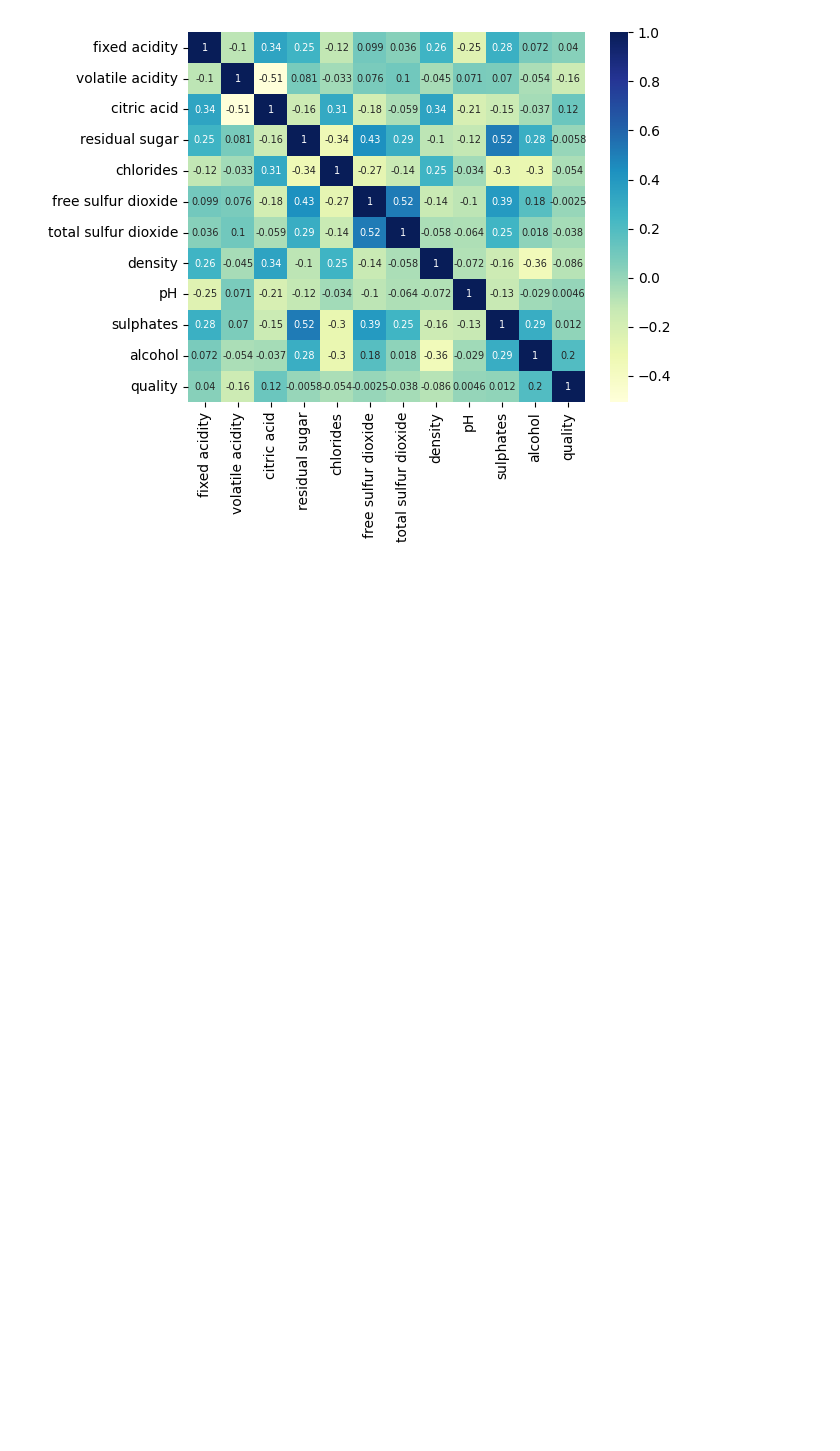
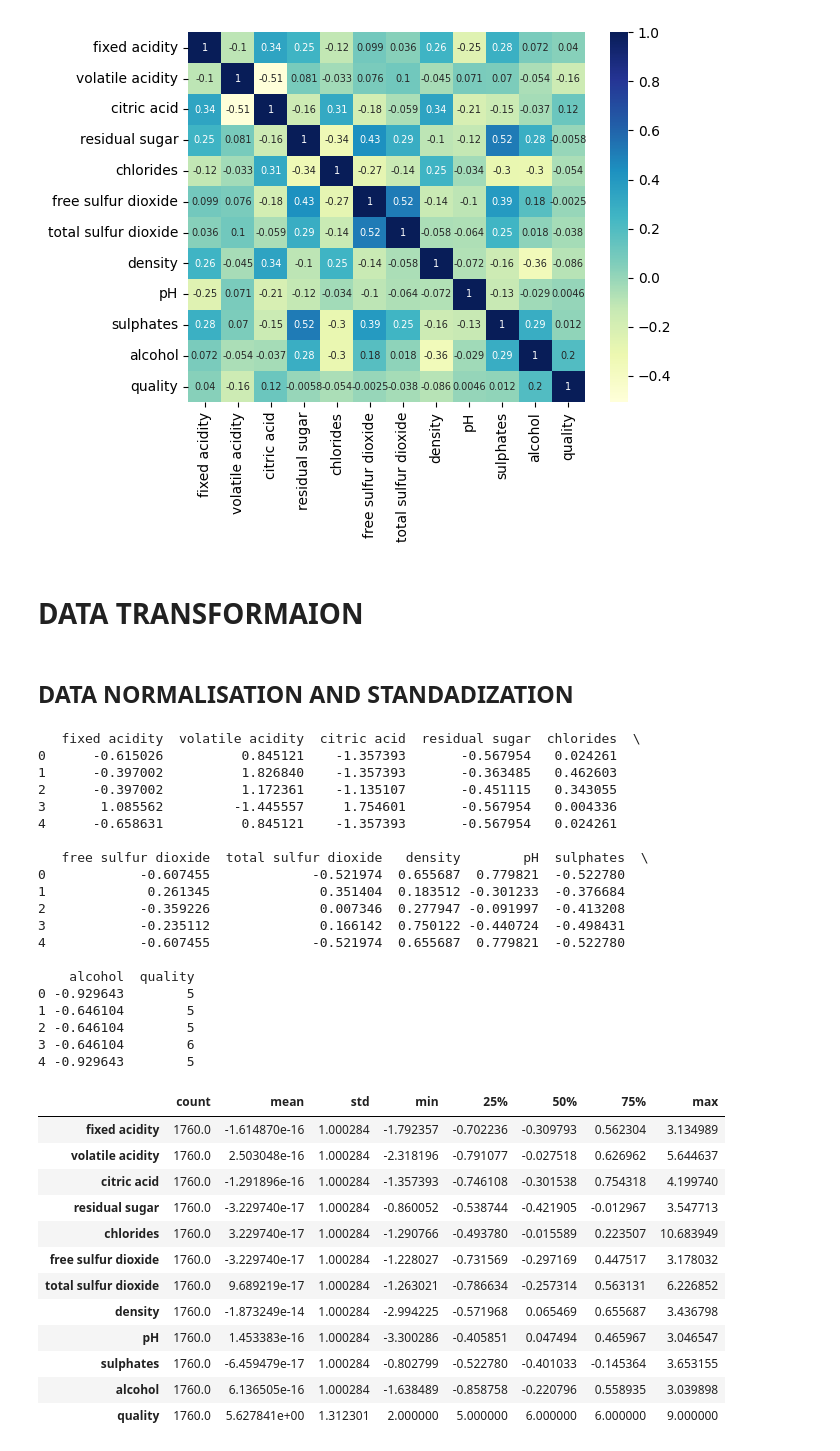
Before and after one commit to Murianyi/JASUBA, a Jupyter notebook: explanatory-data-analysis-for-quality-of-wine.ipynb, the cells around one changed output. Cells and saved outputs as stored; diff of their text form; code cells hidden in the pictures; blank space fills up the shorter version.

Commit message:
Kaggle Notebook | EXPLANATORY DATA ANALYSIS FOR QUALITY OF WINE | Version 5

```diff
--- a/explanatory-data-analysis-for-quality-of-wine.ipynb
+++ b/explanatory-data-analysis-for-quality-of-wine.ipynb
@@ -329,3 +329,55 @@ dataplot = sns.heatmap(df.corr(), cmap="YlGnBu", annot=True, annot_kws={"size":
 plt.show()
 # %% [output]
 [figure]
+# %% [markdown]
+# DATA TRANSFORMAION
+# %% [markdown]
+## DATA NORMALISATION AND STANDADIZATION
+# %%
+from sklearn.preprocessing import StandardScaler
+# Select the columns to normalize (excluding 'quality')
+columns_to_normalize = df.columns.difference(['quality'])
+
+# Initialize the scaler
+scaler = StandardScaler()
+
+# Fit and transform the data
+df[columns_to_normalize] = scaler.fit_transform(df[columns_to_normalize])
+
+# Display the normalized data
+print(df.head())
+df.describe().T
+# %% [output]
+   fixed acidity  volatile acidity  citric acid  residual sugar  chlorides  \
+0      -0.615026          0.845121    -1.357393       -0.567954   0.024261
+1      -0.397002          1.826840    -1.357393       -0.363485   0.462603
+2      -0.397002          1.172361    -1.135107       -0.451115   0.343055
+3       1.085562         -1.445557     1.754601       -0.567954   0.004336
+4      -0.658631          0.845121    -1.357393       -0.567954   0.024261
+
+   free sulfur dioxide  total sulfur dioxide   density        pH  sulphates  \
+0            -0.607455             -0.521974  0.655687  0.779821  -0.522780
+1             0.261345              0.351404  0.183512 -0.301233  -0.376684
+2            -0.359226              0.007346  0.277947 -0.091997  -0.413208
+3            -0.235112              0.166142  0.750122 -0.440724  -0.498431
+4            -0.607455             -0.521974  0.655687  0.779821  -0.522780
+
+    alcohol  quality
+0 -0.929643        5
+1 -0.646104        5
+2 -0.646104        5
+3 -0.646104        6
+4 -0.929643        5
+|  | count | mean | std | min | 25% | 50% | 75% | max |
+| fixed acidity | 1760.0 | -1.614870e-16 | 1.000284 | -1.792357 | -0.702236 | -0.309793 | 0.562304 | 3.134989 |
+| volatile acidity | 1760.0 | 2.503048e-16 | 1.000284 | -2.318196 | -0.791077 | -0.027518 | 0.626962 | 5.644637 |
+| citric acid | 1760.0 | -1.291896e-16 | 1.000284 | -1.357393 | -0.746108 | -0.301538 | 0.754318 | 4.199740 |
+| residual sugar | 1760.0 | -3.229740e-17 | 1.000284 | -0.860052 | -0.538744 | -0.421905 | -0.012967 | 3.547713 |
+| chlorides | 1760.0 | 3.229740e-17 | 1.000284 | -1.290766 | -0.493780 | -0.015589 | 0.223507 | 10.683949 |
+| free sulfur dioxide | 1760.0 | -3.229740e-17 | 1.000284 | -1.228027 | -0.731569 | -0.297169 | 0.447517 | 3.178032 |
+| total sulfur dioxide | 1760.0 | 9.689219e-17 | 1.000284 | -1.263021 | -0.786634 | -0.257314 | 0.563131 | 6.226852 |
+| density | 1760.0 | -1.873249e-14 | 1.000284 | -2.994225 | -0.571968 | 0.065469 | 0.655687 | 3.436798 |
+| pH | 1760.0 | 1.453383e-16 | 1.000284 | -3.300286 | -0.405851 | 0.047494 | 0.465967 | 3.046547 |
+| sulphates | 1760.0 | -6.459479e-17 | 1.000284 | -0.802799 | -0.522780 | -0.401033 | -0.145364 | 3.653155 |
+| alcohol | 1760.0 | 6.136505e-16 | 1.000284 | -1.638489 | -0.858758 | -0.220796 | 0.558935 | 3.039898 |
+| quality | 1760.0 | 5.627841e+00 | 1.312301 | 2.000000 | 5.000000 | 6.000000 | 6.000000 | 9.000000 |
```
Also changed, not shown: parts of 13 cells of this notebook.
